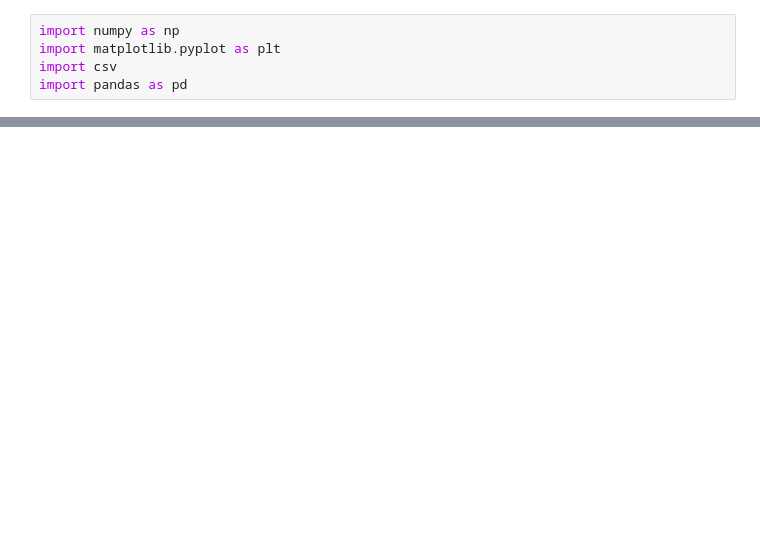
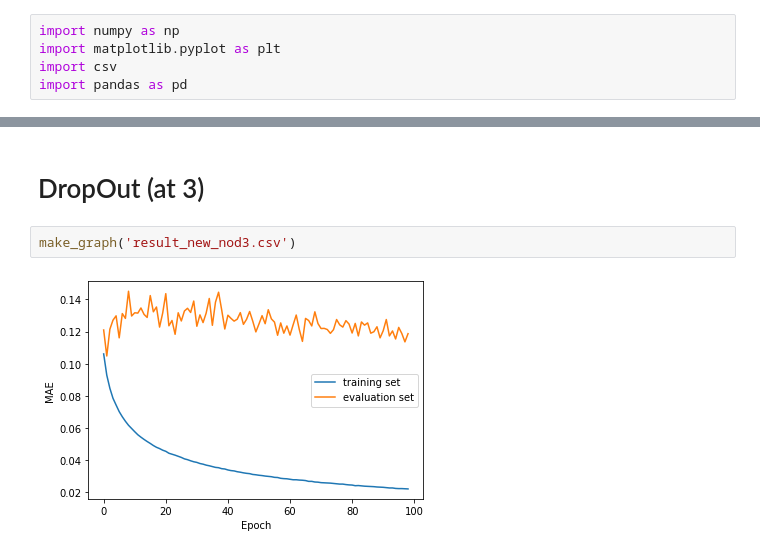
Before and after one commit to GuptaVishu2002/ElemNet, a Jupyter notebook: Graph.ipynb, the cells around one changed output, grey strips where cells are left out. Cells and saved outputs as stored; diff of their text form; blank space fills up the shorter version.

```diff
--- a/Graph.ipynb
+++ b/Graph.ipynb
@@ -34,0 +56,6 @@ plt.show()
+# %% [markdown]
+# DropOut (at 3)
+# %%
+make_graph('result_new_nod3.csv')
+# %% [output]
+[figure, added]
```
Also changed, not shown: parts of 20 cells of this notebook.
